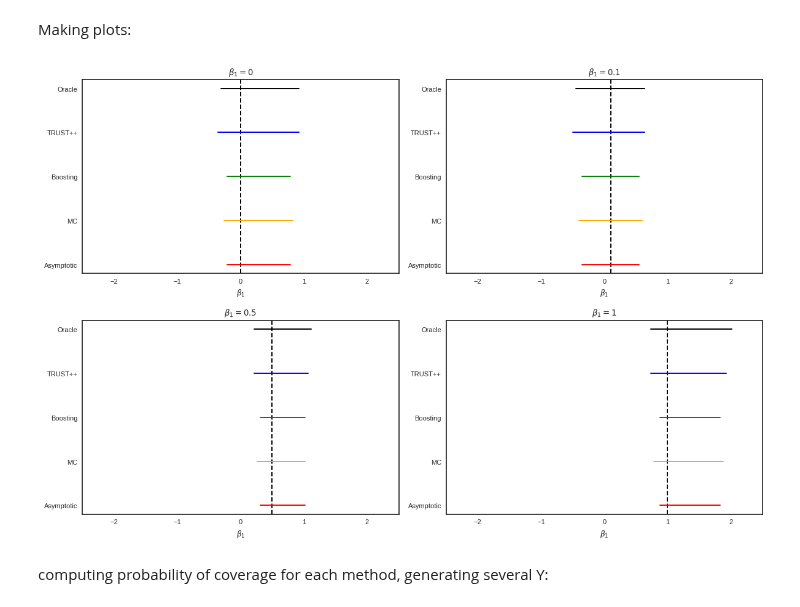
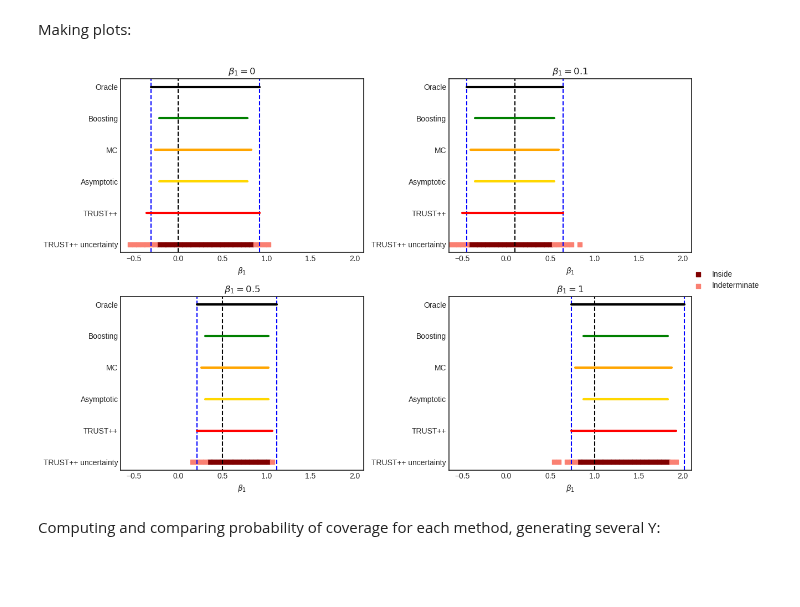
Before and after one commit to Monoxido45/CSI, a Jupyter notebook: experiments/nuissance_test.ipynb, the cells around one changed output. Cells and saved outputs as stored; diff of their text form; code cells hidden in the pictures; blank space fills up the shorter version.

Commit message:
finishing nuisance experiments and computing uncertainty about TRUST++ CI

```diff
--- a/experiments/nuissance_test.ipynb
+++ b/experiments/nuissance_test.ipynb
@@ -2148,10 +2141,11 @@ oracle_conf_list = []
 dist_trust_plus_list = []
 dist_naive_list = []
 boosting_conf_list = []
+accept_list, rej_list, agnostic_list = [], [], []
 
 for stats_data in stats_list:
     # obtaining confidence intervals
-    TRUST_plus_filter = np.where(stats_data <= cutoff_TRUST_plus[0])
+    TRUST_plus_filter = np.where(stats_data <= cutoff_TRUST_plus)
     TRUST_plus_conf = beta_1_space[TRUST_plus_filter]
     TRUST_plus_conf_list.append(TRUST_plus_conf)
 
@@ -2171,6 +2165,18 @@ for stats_data in stats_list:
     oracle_conf = beta_1_space[oracle_filter]
     oracle_conf_list.append(oracle_conf)
 
+    # uncertainty about interval for TRUST++
+    # betas below the lower bound
+    accept_filter = np.where(stats_data <= lower_TRUST_plus)
+    rej_filter = np.where(stats_data >= upper_TRUST_plus)
+    agnostic_filter = np.where((stats_data > lower_TRUST_plus) &
+                               (stats_data < upper_TRUST_plus))
+
+    # separating into accepted, reject and agnostic list
+    accept_list.append(beta_1_space[accept_filter])
+    rej_list.append(beta_1_space[rej_filter])
+    agnostic_list.append(beta_1_space[agnostic_filter])
+
     # euclidean distance between interval limits
     dist_trust_plus_list.append(
         np.sqrt((np.min(TRUST_plus_conf) - np.min(oracle_conf))**2 +
@@ -2202,41 +2208,79 @@ Making plots:
 # Create subplots with 2 rows and 2 columns
 plt.style.use("seaborn-v0_8-white")
 fig, axs = plt.subplots(2, 2, figsize=(12, 8))  # 2 rows, 2 columns
 
 # Define the methods and their corresponding confidence lists and labels
 methods = [
-    ("Asymptotic", asymp_conf_list, 'red'),
+    ("TRUST++", TRUST_plus_conf_list, 'red'),
+    ("Asymptotic", asymp_conf_list, 'gold'),
     ("MC", naive_conf_list, 'orange'),
     ("Boosting", boosting_conf_list, 'green'),
-    ("TRUST++", TRUST_plus_conf_list, 'blue'),
-    ("Oracle", oracle_conf_list, 'black')
+    ("Oracle", oracle_conf_list, 'black'),
+]
+
+uncertainty_list = [
+    ("Inside", accept_list, 'maroon'),
+    ("Indeterminate", agnostic_list, "salmon")
 ]
 
 # Flatten the axs array for easier iteration
 axs = axs.flatten()
 values_list  = [0, 0.1, 0.5, 1]
+oracle_inf = [np.min(oracle_conf_list[i]) for i in range(
+    len(oracle_conf_list))]
+oracle_sup = [np.max(oracle_conf_list[i]) for i in range(
+    len(oracle_conf_list))]
+
 j = 0
 # Plot all methods in each subplot
 for i, ax in enumerate(axs):
+
+    # adding TRUST++ uncertainty
+    for label, conf, color in uncertainty_list:
+        # selecting i-th entry of conf list
+        conf_value = conf[i]
+        x = np.repeat(np.array(["TRUST++ uncertainty"]), conf_value.shape[0])
+        ax.scatter(conf_value, x, label=label, color=color, marker = ',', )
+
     for label, conf, color in methods:
         # selecting i-th entry of conf list
         conf_value = conf[i]
         x = np.repeat(np.array([label]), conf_value.shape[0])
-        ax.errorbar(conf_value, x, label=label, color=color)
+        ax.errorbar(conf_value, x, label=label, color=color, lw = 3)
 
     ax.axvline(x = values_list[j], linestyle = "dashed",
                color = "black")
-    ax.set_xlim(-2.5, 2.5)
+
+    ax.axvline(x = oracle_inf[j], linestyle = "dashed",
+               color = "blue")
+
+    ax.axvline(x = oracle_sup[j], linestyle = "dashed",
+               color = "blue")
     ax.set_title(rf"$\beta_1 = {values_list[j]}$")
     ax.set_xlabel(r"$\beta_1$")
+    ax.set_xlim(-0.65, 2.1)
     j += 1
 
+# Add a legend outside of the panels
+handles, labels = axs[0].get_legend_handles_labels()
+label_idx = [0, 1]
+handles_used = [handles[i] for i in label_idx]
+labels_used = [labels[i] for i in label_idx]
+
+# selecting only the first three labels
+fig.legend(
+    handles_used,
+    labels_used,
+    loc='center right',
+    bbox_to_anchor=(1.1, 0.5)
+    )
 plt.tight_layout()
 plt.show()
+fig.savefig("figures/confidence_intervals_GLM_beta_1.pdf", format="pdf")
 # %% [output]
-[figure, old version]
+[figure, new version]
 # %% [markdown]
-computing probability of coverage for each method, generating several Y:
+Computing and comparing probability of coverage for each method, generating several Y:
 # %%
 # first for beta_1 = 0
 M = 1000
```
Also changed, not shown: parts of 29 cells of this notebook, 2 other files.
